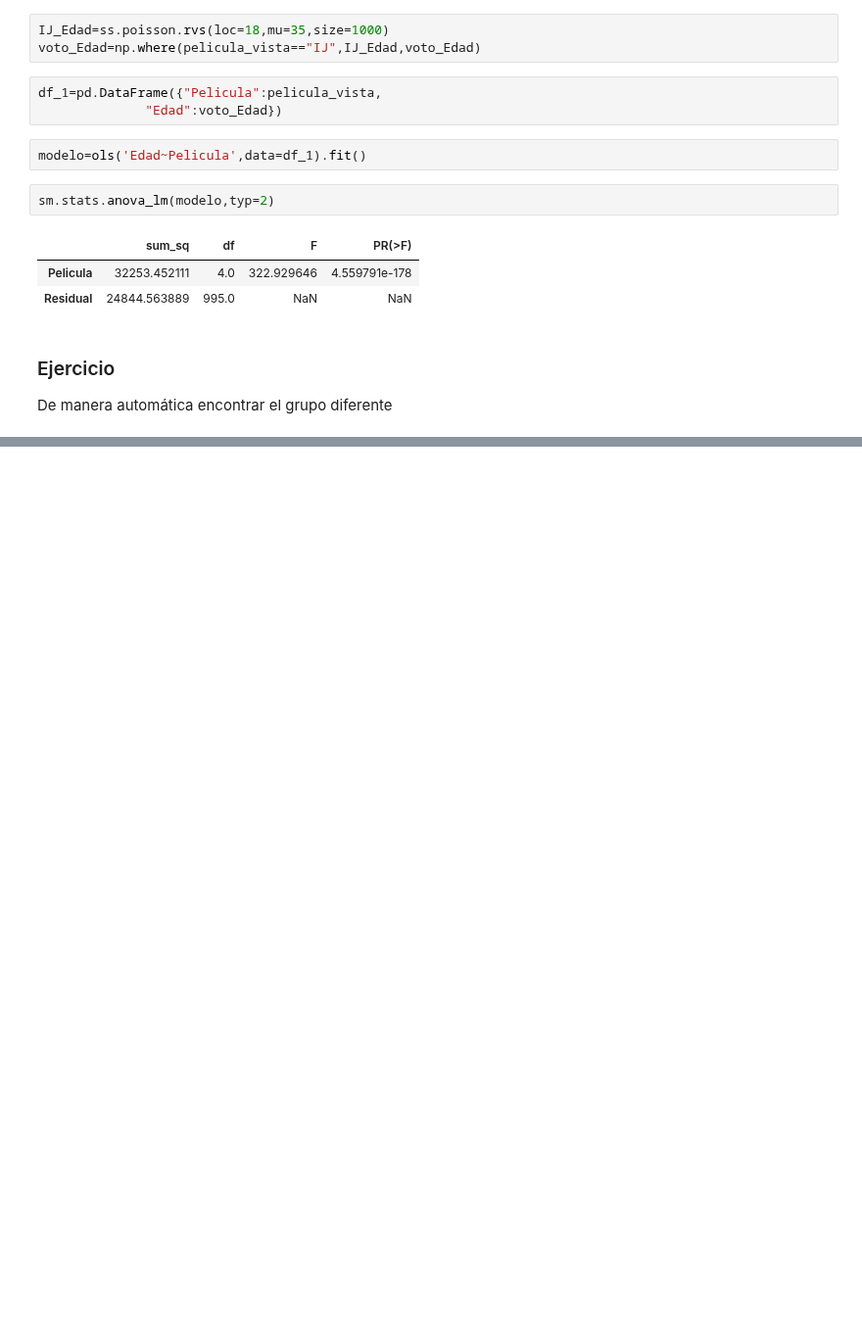
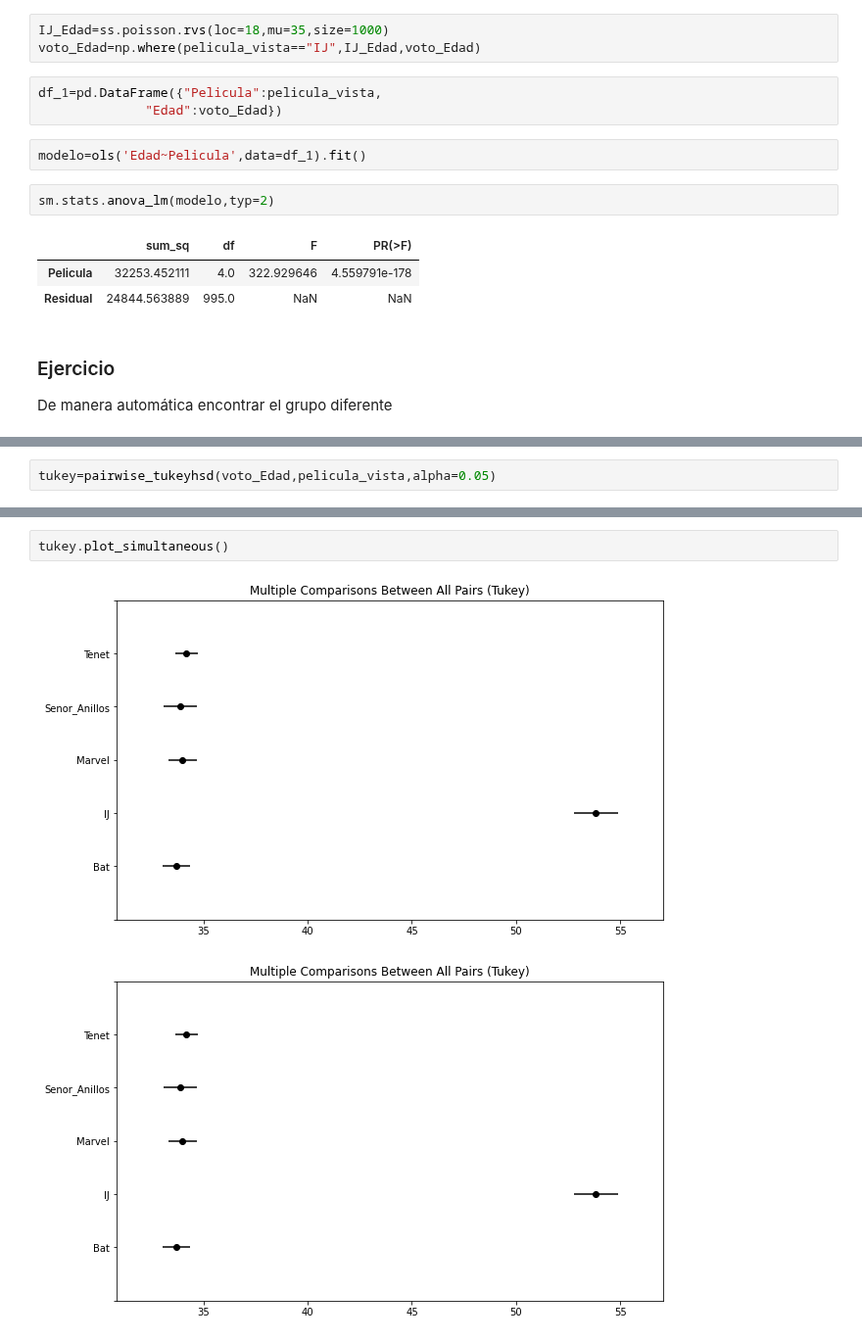
Before and after one commit to jsanz81/Bootcamp_Abril2023, a Jupyter notebook: 04_Estadística/06_TestHipotesis/Test_Hipotesis.ipynb, the cells around one changed output, grey strips where cells are left out. Shown at 98% size. Drawn from its saved outputs; the diff is of its cells as text; blank space fills up the shorter version.

```diff
--- a/04_Estadística/06_TestHipotesis/Test_Hipotesis.ipynb
+++ b/04_Estadística/06_TestHipotesis/Test_Hipotesis.ipynb
@@ -204,0 +261,2 @@ De manera automática encontrar el grupo diferente
+# %%
+tukey=pairwise_tukeyhsd(voto_Edad,pelicula_vista,alpha=0.05)
@@ -204,0 +278,5 @@ De manera automática encontrar el grupo diferente
+# %%
+tukey.plot_simultaneous()
+# %% [output]
+[figure, added]
+[figure, added]
```
Also changed, not shown: parts of 8 cells of this notebook.
